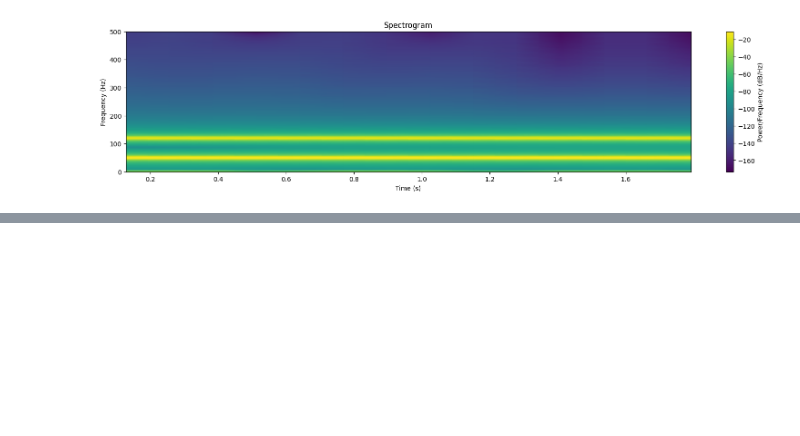
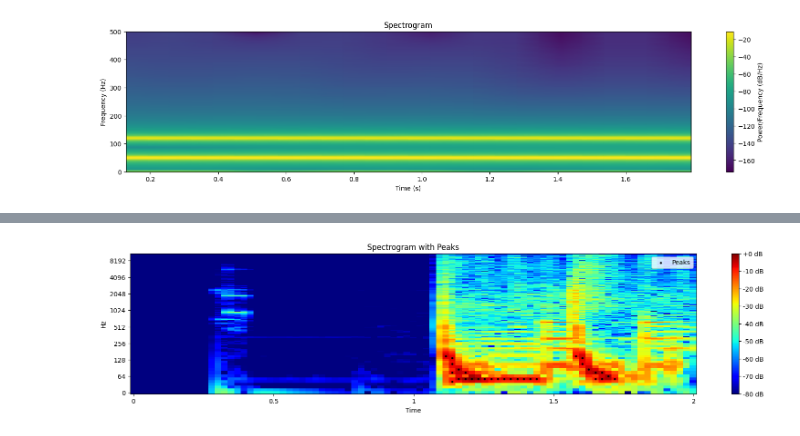
Before and after one commit to Elhamnzs/Shazam-Software-Intergation, a Jupyter notebook: labs/algorithms.ipynb, the cells around one changed output, grey strips where cells are left out. Cells and saved outputs as stored; diff of their text form; code cells hidden in the pictures; blank space fills up the shorter version.

```diff
--- a/labs/algorithms.ipynb
+++ b/labs/algorithms.ipynb
@@ -73,0 +154,18 @@ shape of y : (4801936,)
+# %%
+print(spectrogram_dB.shape)
+
+peaks = []
+for t in range(spectrogram_dB.shape[1]):  # Loop over time frames
+
+    # Apply the threshold in dB, adjusting the factor if necessary
+    threshold_dB = 0.5 * np.max(spectrogram_dB[:, t])  # threshold in dB
+    freq_peaks, _ = find_peaks(spectrogram_dB[:, t], height=-10)  # Apply threshold to dB values
+
+    for f in freq_peaks:
+        frequency = f * sr / n_fft  # Actual frequency in Hz
+        time_point = t * hop_length / sr  # Time in seconds
+        peaks.append((time_point, frequency))  # Store (time_in_seconds, frequency_bin)
+
+
+peaks = np.array(peaks)
+print(peaks)
@@ -73,0 +190,16 @@ shape of y : (4801936,)
+# %%
+# Plotting
+plt.figure(figsize=(20, 4))
+
+# displaying the Spectrogram
+librosa.display.specshow(spectrogram_dB, sr=sr, cmap='jet', hop_length=hop_length, x_axis='time', y_axis='log')
+plt.colorbar(format='%+2.0f dB')
+
+
+plt.scatter(peaks[:, 0], peaks[:, 1], color='black', s=5, label='Peaks')
+
+plt.title('Spectrogram with Peaks')
+plt.legend()
+plt.show()
+# %% [output]
+[figure, added]
```
Also changed, not shown: parts of 19 cells of this notebook.
